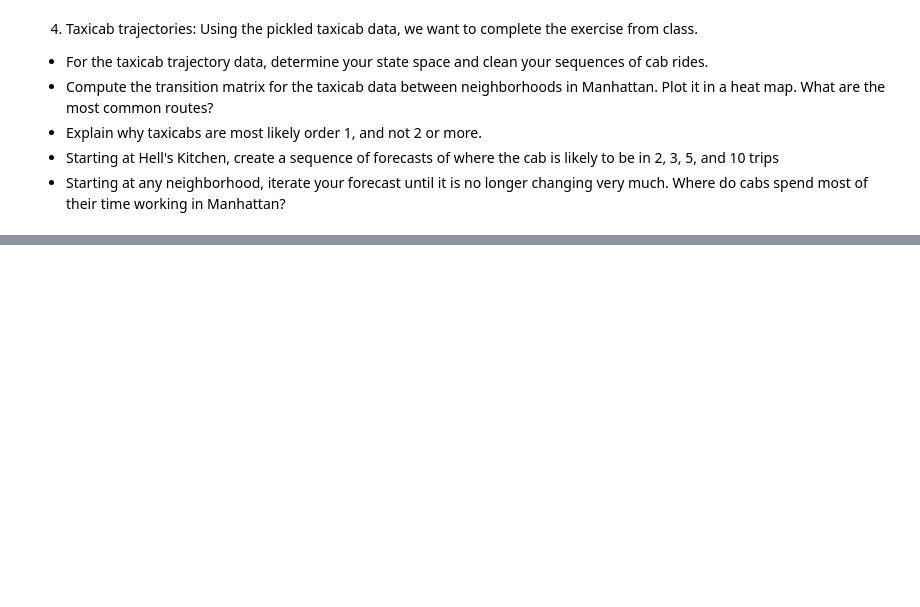
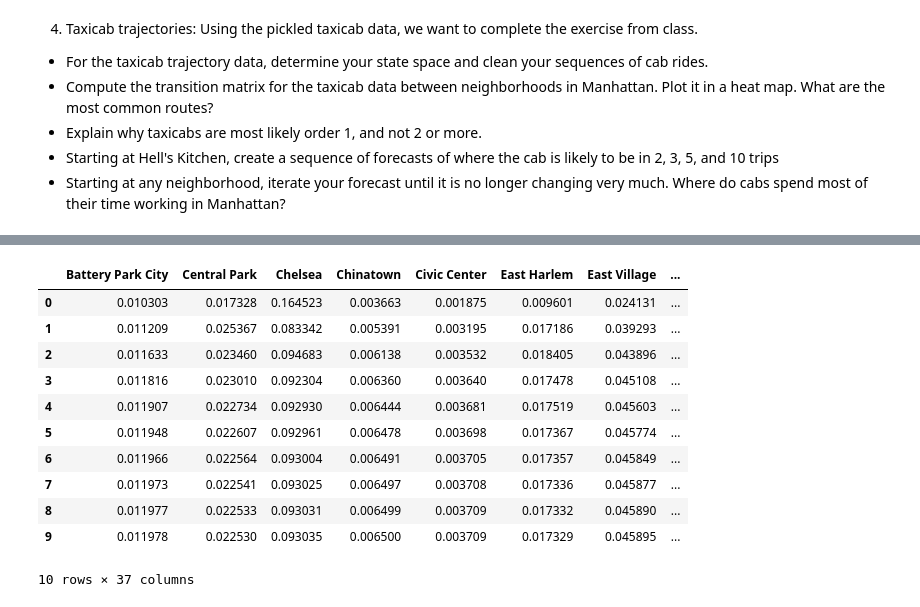
Before and after one commit to rtbaum/DS-5030, a Jupyter notebook: assignment_5.ipynb, the cells around one changed output, grey strips where cells are left out. Drawn from its saved outputs; the diff is of its cells as text; code cells hidden in the pictures; blank space fills up the shorter version.

```diff
--- a/assignment_5.ipynb
+++ b/assignment_5.ipynb
@@ -364,0 +450,33 @@ I would note a few things that is impacting our model's success:
+# %%
+states = trans_matrix.index.tolist()
+
+start = np.zeros(len(states))
+start[states.index("Hell's Kitchen")] = 1
+
+def forecasts(start, trans_matrix, n):
+    current = start.copy()
+    results = []
+
+    for i in range(n):
+        current = current @ trans_matrix.values
+        results.append(current.copy())
+
+    return results
+
+forecast_list = forecasts(start, trans_matrix, 10)
+
+forecasts_df = pd.DataFrame(forecast_list, columns=states)
+forecasts_df.head(10)
+# %% [output]
+|  | Battery Park City | Central Park | Chelsea | Chinatown | Civic Center | East Harlem | East Village | ... |
+| 0 | 0.010303 | 0.017328 | 0.164523 | 0.003663 | 0.001875 | 0.009601 | 0.024131 | ... |
+| 1 | 0.011209 | 0.025367 | 0.083342 | 0.005391 | 0.003195 | 0.017186 | 0.039293 | ... |
+| 2 | 0.011633 | 0.023460 | 0.094683 | 0.006138 | 0.003532 | 0.018405 | 0.043896 | ... |
+| 3 | 0.011816 | 0.023010 | 0.092304 | 0.006360 | 0.003640 | 0.017478 | 0.045108 | ... |
+| 4 | 0.011907 | 0.022734 | 0.092930 | 0.006444 | 0.003681 | 0.017519 | 0.045603 | ... |
+| 5 | 0.011948 | 0.022607 | 0.092961 | 0.006478 | 0.003698 | 0.017367 | 0.045774 | ... |
+| 6 | 0.011966 | 0.022564 | 0.093004 | 0.006491 | 0.003705 | 0.017357 | 0.045849 | ... |
+| 7 | 0.011973 | 0.022541 | 0.093025 | 0.006497 | 0.003708 | 0.017336 | 0.045877 | ... |
+| 8 | 0.011977 | 0.022533 | 0.093031 | 0.006499 | 0.003709 | 0.017332 | 0.045890 | ... |
+| 9 | 0.011978 | 0.022530 | 0.093035 | 0.006500 | 0.003709 | 0.017329 | 0.045895 | ... |
+10 rows × 37 columns
```
Also changed, not shown: parts of 11 cells of this notebook.
